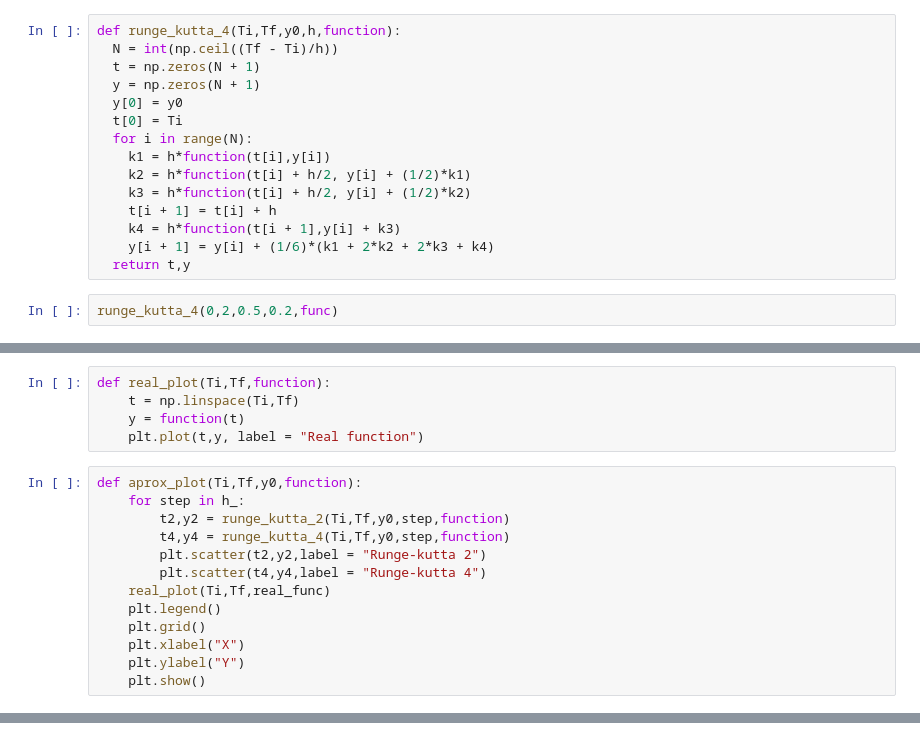
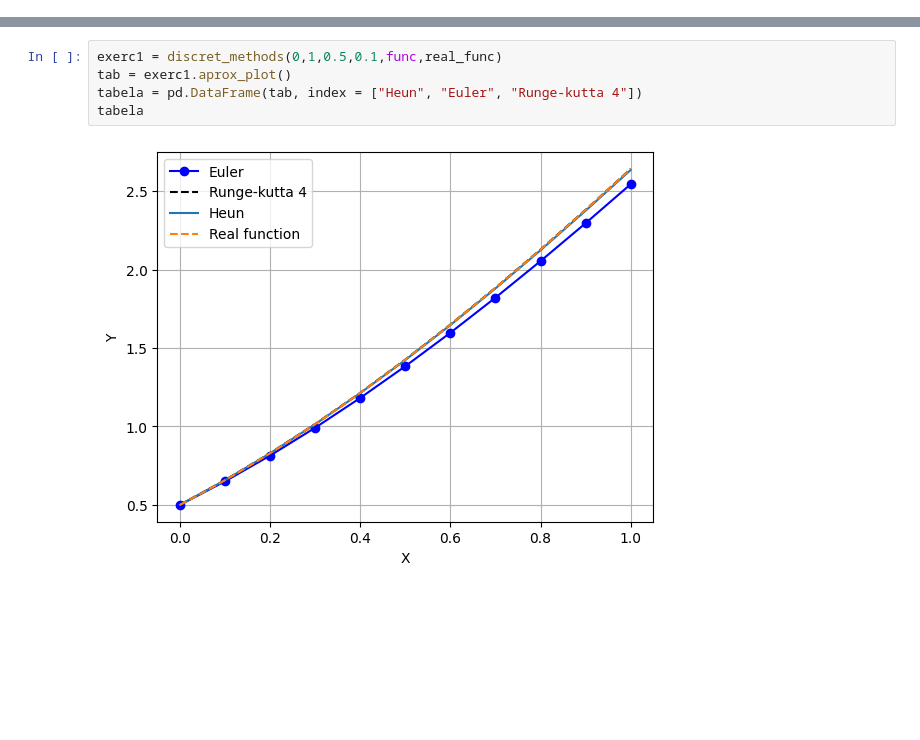
Before and after one commit to weldersalvador/Numerical-analysis-Python, a Jupyter notebook: Differential_Equations/runge_kutta/runge.ipynb, the cells around one changed output, grey strips where cells are left out. Cells and saved outputs as stored; diff of their text form; blank space fills up the shorter version.

Commit message:
Organizing and plotting different methods for comparison

```diff
--- a/Differential_Equations/runge_kutta/runge.ipynb
+++ b/Differential_Equations/runge_kutta/runge.ipynb
@@ -28,17 +11,0 @@ runge_kutta_2(0,2,0.5,0.2,func)
-# %%
-def runge_kutta_4(Ti,Tf,y0,h,function):
-  N = int(np.ceil((Tf - Ti)/h))
-  t = np.zeros(N + 1)
-  y = np.zeros(N + 1)
-  y[0] = y0
-  t[0] = Ti
-  for i in range(N):
-    k1 = h*function(t[i],y[i])
-    k2 = h*function(t[i] + h/2, y[i] + (1/2)*k1)
-    k3 = h*function(t[i] + h/2, y[i] + (1/2)*k2)
-    t[i + 1] = t[i] + h
-    k4 = h*function(t[i + 1],y[i] + k3)
-    y[i + 1] = y[i] + (1/6)*(k1 + 2*k2 + 2*k3 + k4)
-  return t,y
-# %%
-runge_kutta_4(0,2,0.5,0.2,func)
@@ -52,18 +11,0 @@ h_ = [0.5]
-# %%
-def real_plot(Ti,Tf,function):
-    t = np.linspace(Ti,Tf)
-    y = function(t)
-    plt.plot(t,y, label = "Real function")
-# %%
-def aprox_plot(Ti,Tf,y0,function):
-    for step in h_:
-        t2,y2 = runge_kutta_2(Ti,Tf,y0,step,function)
-        t4,y4 = runge_kutta_4(Ti,Tf,y0,step,function)
-        plt.scatter(t2,y2,label = "Runge-kutta 2")
-        plt.scatter(t4,y4,label = "Runge-kutta 4")
-    real_plot(Ti,Tf,real_func)
-    plt.legend()
-    plt.grid()
-    plt.xlabel("X")
-    plt.ylabel("Y")
-    plt.show()
@@ -73,0 +80,7 @@ aprox_plot(0,2,0.5,func)
+# %%
+exerc1 = discret_methods(0,1,0.5,0.1,func,real_func)
+tab = exerc1.aprox_plot()
+tabela = pd.DataFrame(tab, index = ["Heun", "Euler", "Runge-kutta 4"])
+tabela
+# %% [output]
+[figure, added]
```
Also changed, not shown: parts of 10 cells of this notebook.
